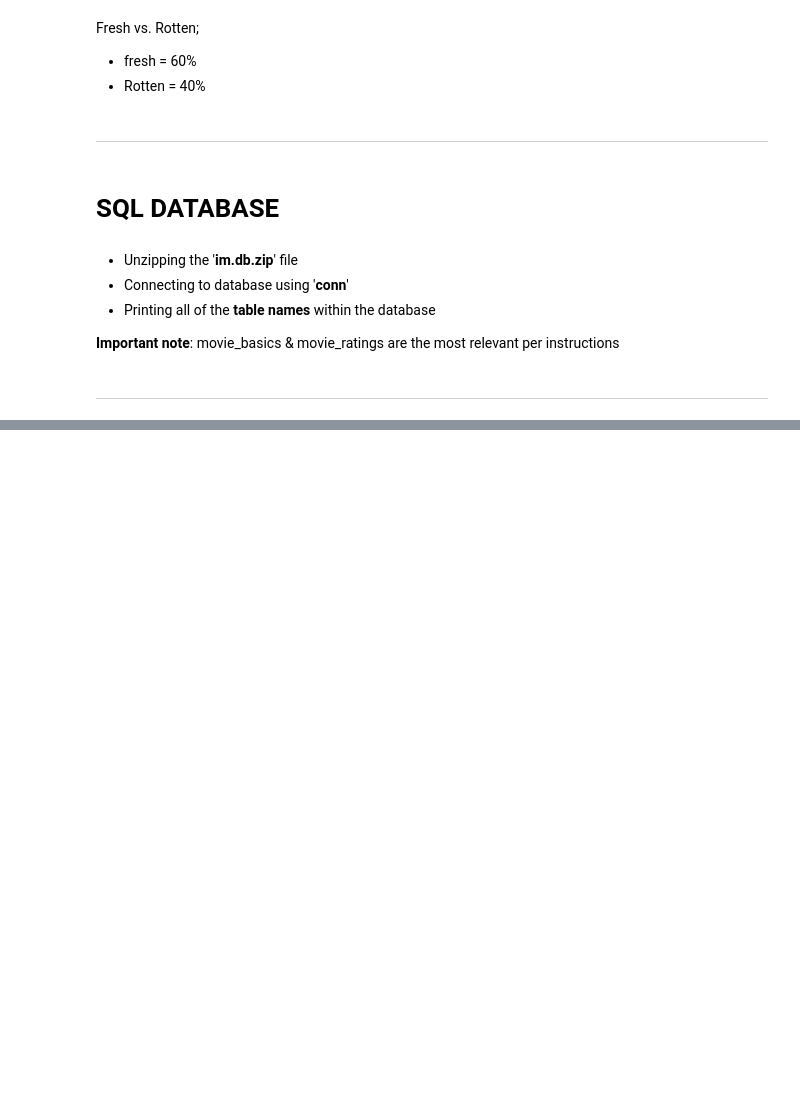
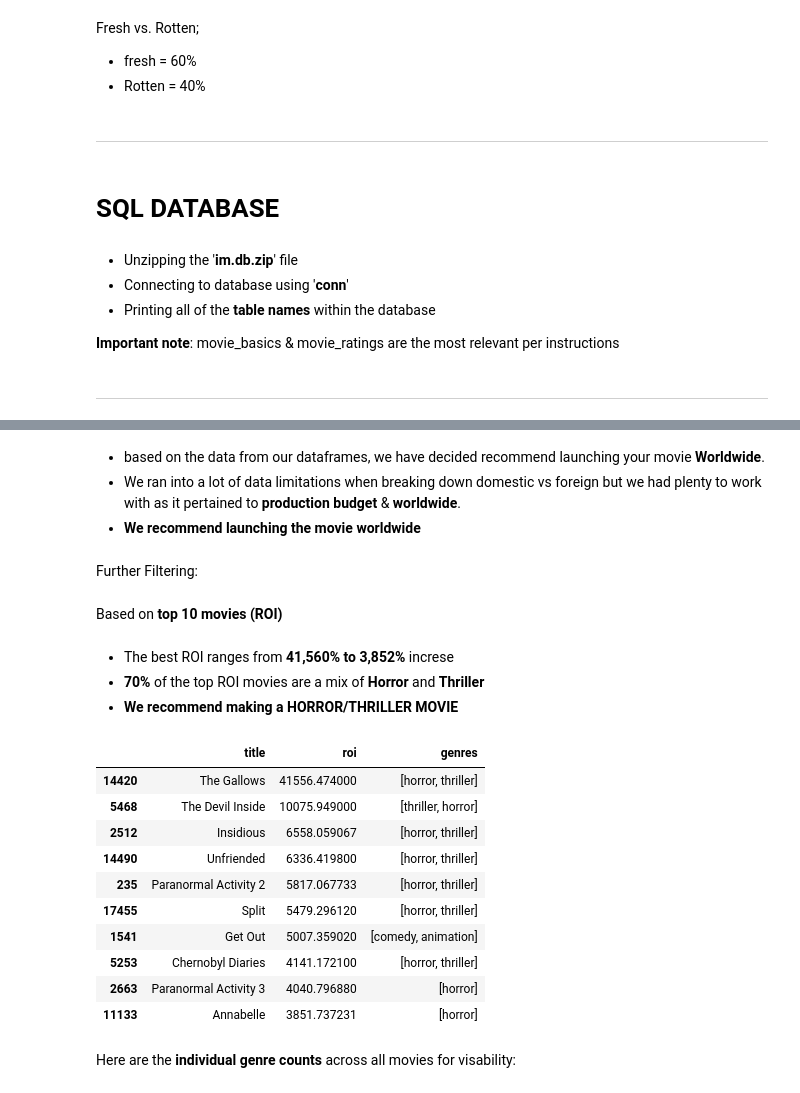
Before and after one commit to learn-co-curriculum/dsc-phase-2-project-v3, a Jupyter notebook: main_workbook.ipynb, the cells around one changed output, grey strips where cells are left out. Cells and saved outputs as stored; diff of their text form; code cells hidden in the pictures; blank space fills up the shorter version.

```diff
--- a/main_workbook.ipynb
+++ b/main_workbook.ipynb
@@ -353,0 +308,6 @@ pd.read_sql(q, conn)
+# %% [markdown]
+* based on the data from our dataframes, we have decided recommend launching your movie **Worldwide**.
+* We ran into a lot of data limitations when breaking down domestic vs foreign but we had plenty to work with as it pertained to **production budget** & **worldwide**.
+* **We recommend launching the movie worldwide**
+# %% [markdown]
+Further Filtering:
@@ -353,0 +327,22 @@ pd.read_sql(q, conn)
+# %% [markdown]
+Based on **top 10 movies (ROI)**
+# %% [markdown]
+* The best ROI ranges from **41,560% to 3,852%** increse
+* **70%** of the top ROI movies are a mix of **Horror** and **Thriller**
+* **We recommend making a HORROR/THRILLER MOVIE**
+# %%
+calc_df[['title', 'roi', 'genres']].head(10)
+# %% [output]
+|  | title | roi | genres |
+| 14420 | The Gallows | 41556.474000 | [horror, thriller] |
+| 5468 | The Devil Inside | 10075.949000 | [thriller, horror] |
+| 2512 | Insidious | 6558.059067 | [horror, thriller] |
+| 14490 | Unfriended | 6336.419800 | [horror, thriller] |
+| 235 | Paranormal Activity 2 | 5817.067733 | [horror, thriller] |
+| 17455 | Split | 5479.296120 | [horror, thriller] |
+| 1541 | Get Out | 5007.359020 | [comedy, animation] |
+| 5253 | Chernobyl Diaries | 4141.172100 | [horror, thriller] |
+| 2663 | Paranormal Activity 3 | 4040.796880 | [horror] |
+| 11133 | Annabelle | 3851.737231 | [horror] |
+# %% [markdown]
+Here are the **individual genre counts** across all movies for visability:
```
Also changed, not shown: parts of 15 cells of this notebook.
